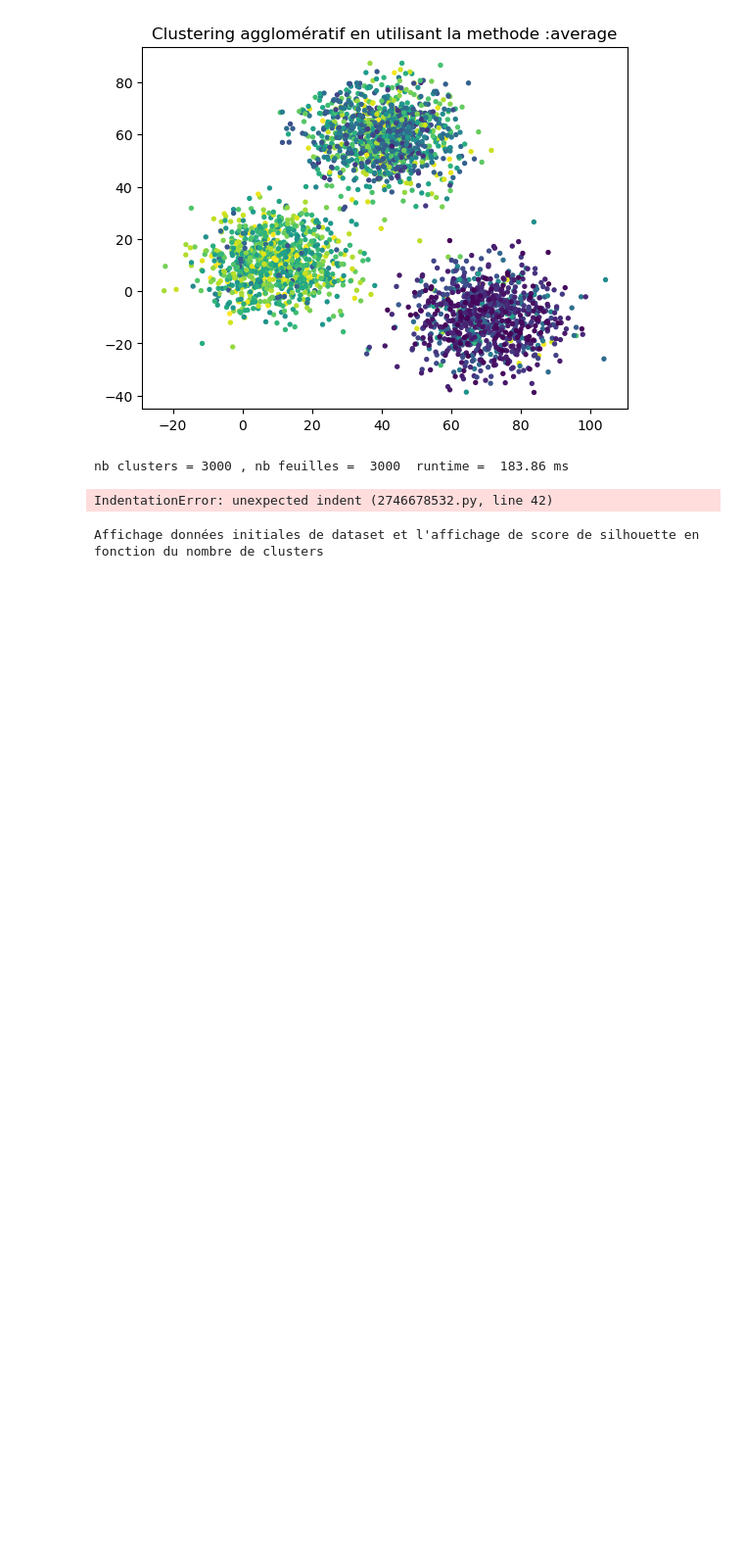
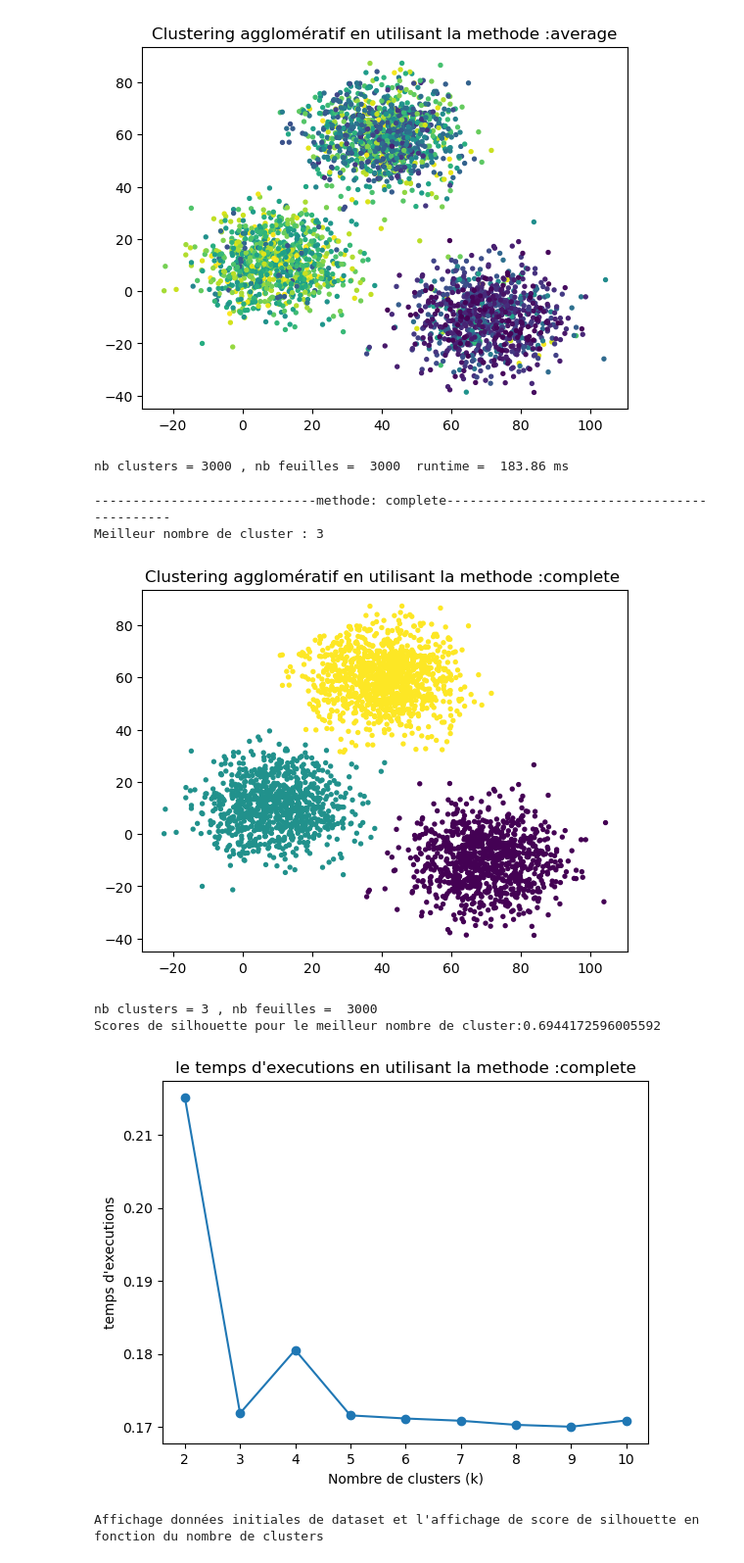
Before and after one commit to leilakhira/Tp-Clustering, a Jupyter notebook: agglomératif.ipynb, the cells around one changed output. Shown at 98% size. Cells and saved outputs as stored; diff of their text form; code cells hidden in the pictures; blank space fills up the shorter version.

```diff
--- a/agglomératif.ipynb
+++ b/agglomératif.ipynb
@@ -145,52 +145,59 @@ nb clusters = 3000 , nb feuilles =  3000  runtime =  183.86 ms
 # %%
 # Définissez la plage de valeurs pour le seuil de distance
 k_values = range(2, 11)
 
 # Initialisez les listes pour stocker les scores et les temps d'exécution
 scores = []
 methods_execution_times = []
 best_k=None
 best_score=-1
+
+# Itération sur les valeurs de seuil
 for k in k_values:
-    # Ajustez le modèle AgglomerativeClustering avec le seuil actuel
-    agglomerative_clustering = cluster.AgglomerativeClustering(n_clusters=k, linkage="complete", distance_threshold=None)
+        # Ajustez le modèle AgglomerativeClustering avec le seuil actuel
+        agglomerative_clustering = cluster.AgglomerativeClustering(n_clusters=k, linkage='complete', distance_threshold=None)
 
-    # Mesurez le temps d'exécution
-    start_time = time.time()
-    agglomerative_labels =agglomerative_clustering.fit_predict(datanp)
-    end_time = time.time()
-    execution_time = end_time - start_time
-    #methods_execution_times[k]=execution_time
-    methods_execution_times.append(execution_time)
+        # Mesurez le temps d'exécution
+        start_time = time.time()
+        agglomerative_labels =agglomerative_clustering.fit_predict(datanp)
+        end_time = time.time()
+        execution_time = end_time - start_time
+        #methods_execution_times[k]=execution_time
+        methods_execution_times.append(execution_time)
 
 
     # Calculez le score en fonction de la métrique d'évaluation choisie
-    score = silhouette_score(datanp, agglomerative_labels)
-    if score > best_score:
-        best_score= score
-        best_k = k
+        score = silhouette_score(datanp, agglomerative_labels)
+        if score > best_score:
+            best_score= score
+            best_k = k
 #execution_times[var]=methods_execution_times
-print("-----------------------------methode:complete--------------------------------------------")
+print("-----------------------------methode: complete--------------------------------------------")
 print(f"Meilleur nombre de cluster : {best_k}")
-model = cluster.AgglomerativeClustering(distance_threshold=None, linkage="complete", n_clusters = best_k)
+model = cluster.AgglomerativeClustering(distance_threshold=None, linkage='complete', n_clusters = best_k)
 model = model.fit(datanp)
 labels = model.labels_
 leaves=model.n_leaves_
 plt.scatter(f0, f1, c=labels, s=8)
-plt.title("Clustering agglomératif en utilisant la methode :complete")
+plt.title("Clustering agglomératif en utilisant la methode :complete ")
 plt.show()
 print("nb clusters =",best_k,", nb feuilles = ", leaves)
 print(f"Scores de silhouette pour le meilleur nombre de cluster:{best_score}")
 
 # Maintenant, tracez le temps d'executions en fonction de k
 plt.plot(range(2, 11),methods_execution_times, marker='o')
-    plt.xlabel('Nombre de clusters (k)')
-    plt.ylabel("temps d'executions")
-    plt.title("le temps d'executions en utilisant la methode complete")
-    plt.show()
-    methods_execution_times=[]
+plt.xlabel('Nombre de clusters (k)')
+plt.ylabel("temps d'executions")
+plt.title("le temps d'executions en utilisant la methode :complete")
+plt.show()
+methods_execution_times=[]
 # %% [output]
-IndentationError: unexpected indent (2746678532.py, line 42)
+-----------------------------methode: complete--------------------------------------------
+Meilleur nombre de cluster : 3
+[figure, added]
+nb clusters = 3 , nb feuilles =  3000
+Scores de silhouette pour le meilleur nombre de cluster:0.6944172596005592
+[figure, added]
 # %%
 # fonction qui permet de transformer un dataset en un tableau de deux dimention
 def data_transform(filename):
```
